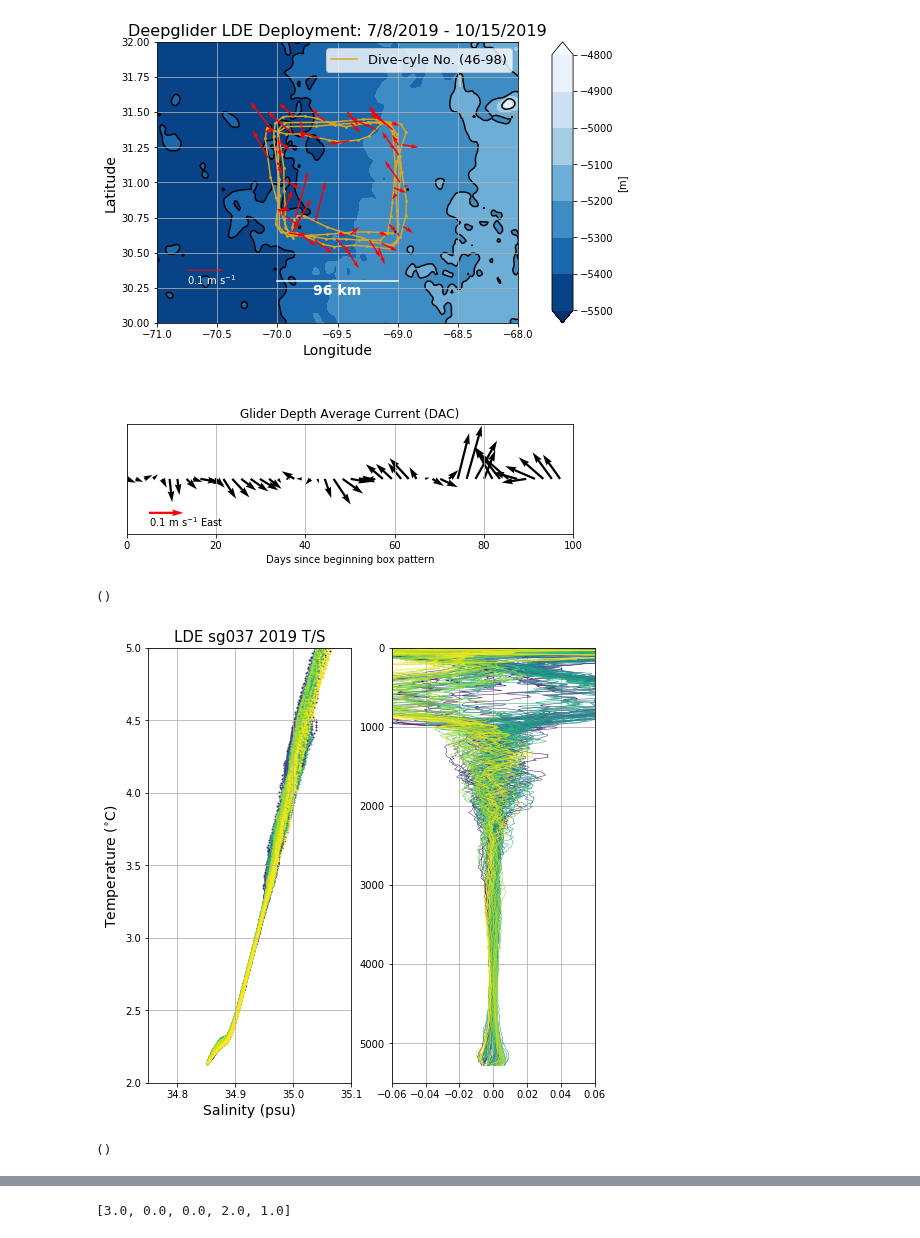
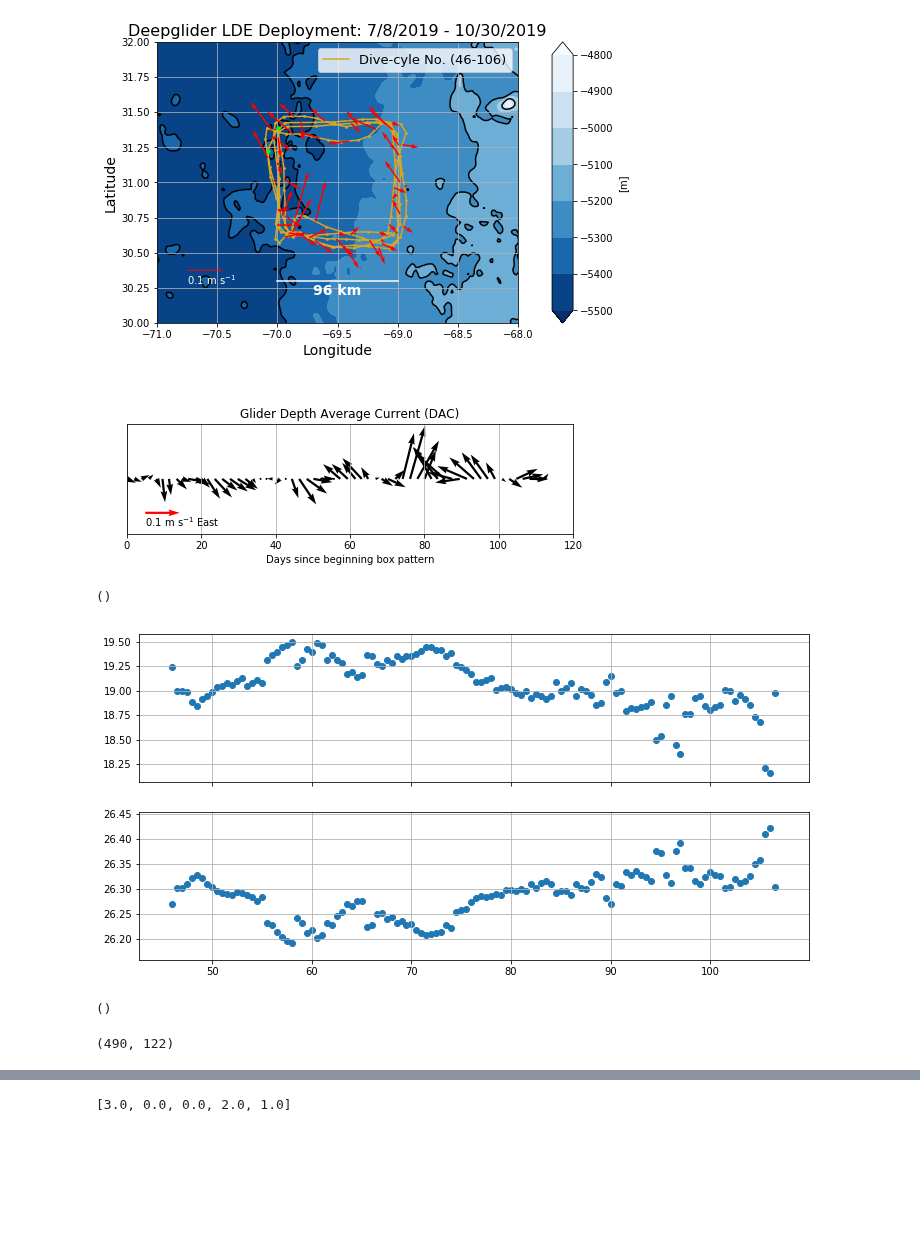
Before and after one commit to jakesteinberg/geostrophic_turbulence, a Jupyter notebook: bermuda_dg037_2019_initial_processing.ipynb, the cells around one changed output, grey strips where cells are left out. Cells and saved outputs as stored; diff of their text form; code cells hidden in the pictures; blank space fills up the shorter version.

```diff
--- a/bermuda_dg037_2019_initial_processing.ipynb
+++ b/bermuda_dg037_2019_initial_processing.ipynb
@@ -42,7 +42,7 @@ bin_depth = GD.variables['grid'][:]
 # ----------------------------------------------------------------------------------------------------------------------
 # ---- PROCESSING USING GLIDER PACKAGE
 gs = 46
-ge = 98
+ge = 106
 x = Glider(37, np.arange(gs, ge + 1), '/Users/jake/Documents/seaglider/dg037_bermuda_19/')
 
 box = np.array([[30.595, 69.9725], [31.405, 69.9725], [31.405, 69.0275], [30.595, 69.0275]])  # SW, NW, NE, SE (corners)
@@ -108,6 +108,7 @@ bcl = ax0.contour(bath_lon, bath_lat, bath_z, [-5400, -5200, -5000, -4800], colo
 ax0.clabel(bcl, inline_spacing=-3, fmt='%1.0f', colors='k')
 
 ax0.scatter(mw_lon, mw_lat, s=3, color='#DAA520')
+ax0.scatter(mw_lon[-2:], mw_lat[-2:], s=10, color='#00FF00', zorder=2)
 ax0.plot(mw_lon, mw_lat, color='#DAA520',
         label='Dive-cyle No. (' + str(int(profile_tags[0])) + '-' + str(int(profile_tags[-2])) + ')', zorder=1)
 
@@ -149,7 +150,7 @@ ax0.set_title('Deepglider LDE Deployment: ' + np.str(t_s.month) + '/' + np.str(t
 ax0.grid()
 
 ax1.quiver(tt - np.nanmin(tt), np.zeros(len(tdu)), tdu, tdv, scale=1.4, width=0.005)
-ax1.set_xlim([0, 100])
+ax1.set_xlim([0, 120])
 ax1.set_xlabel('Days since beginning box pattern')
 ax1.set_title('Glider Depth Average Current (DAC)')
 ax1.quiver(5, -.17, 0.1, 0, color='r', scale=1.3, width=0.005, zorder=2)
@@ -159,30 +160,40 @@ ax1.axes.get_yaxis().set_ticks([])
 plot_pro(ax1)
 # fig.savefig("/Users/jake/Documents/baroclinic_modes/dissertation/LDE_bathy_dac.jpg", dpi=300)
 # %% [output]
-[figure, old version]
+[figure, new version]
 ()
 # %%
 # -- Compute density
 sa, ct, theta, sig0, sig2, dg_N2 = x.density(grid, ref_lat, t, s, lon, lat)
 # %%
-cmap = plt.cm.get_cmap("viridis", len(s[1, :]))
-f, (ax, ax2) = plt.subplots(1, 2)
-for i in range(np.shape(sa)[1]):
-    ax.scatter(s[:, i], t[:, i], s=1, color=cmap(i))
-    ax2.plot(s[:, i] - np.nanmean(s, axis=1), grid, linewidth=0.5, color=cmap(i))
-ax.set_xlabel('Salinity (psu)', fontsize=14)
-ax.set_ylabel('Temperature ($^{\circ}$C)', fontsize=14)
-ax.set_title('LDE sg037 2019 T/S', fontsize=15)
-# ax.set_xlim([34.5, 37.8])
-# ax.set_ylim([1, 30])
-ax.set_xlim([34.75, 35.1])
-ax.set_ylim([2, 5])
-ax.grid()
-ax2.set_ylim([0, 5500])
-ax2.set_xlim([-.1, .1])
-ax2.invert_yaxis()
+# cmap = plt.cm.get_cmap("viridis", len(s[1, :]))
+# f, (ax, ax2) = plt.subplots(1, 2)
+# for i in range(np.shape(sa)[1]):
+#     ax.scatter(s[:, i], t[:, i], s=1, color=cmap(i))
+#     ax2.plot(s[:, i] - np.nanmean(s, axis=1), grid, linewidth=0.5, color=cmap(i))
+# ax.set_xlabel('Salinity (psu)', fontsize=14)
+# ax.set_ylabel('Temperature ($^{\circ}$C)', fontsize=14)
+# ax.set_title('LDE sg037 2019 T/S', fontsize=15)
+# # ax.set_xlim([34.5, 37.8])
+# # ax.set_ylim([1, 30])
+# ax.set_xlim([34.75, 35.1])
+# ax.set_ylim([2, 5])
+# ax.grid()
+# ax2.set_ylim([0, 5500])
+# ax2.set_xlim([-.1, .1])
+# ax2.invert_yaxis()
+# plot_pro(ax2)
+matplotlib.rcParams['figure.figsize'] = (12, 6)
+f, (ax1, ax2) = plt.subplots(2, 1, sharex=True)
+ax1.scatter(profile_tags, ct[50, :])
+ax1.grid()
+ax2.scatter(profile_tags, neutral_density[50, :])
 plot_pro(ax2)
 # %% [output]
-[figure, old version]
+[figure, new version]
 ()
+# %%
+np.shape(s)
+# %% [output]
+(490, 122)
 # %%
```
Also changed, not shown: parts of 13 cells of this notebook, 2 other files.
